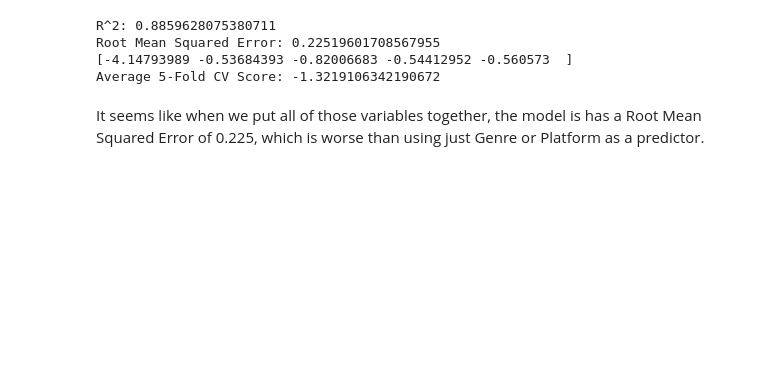
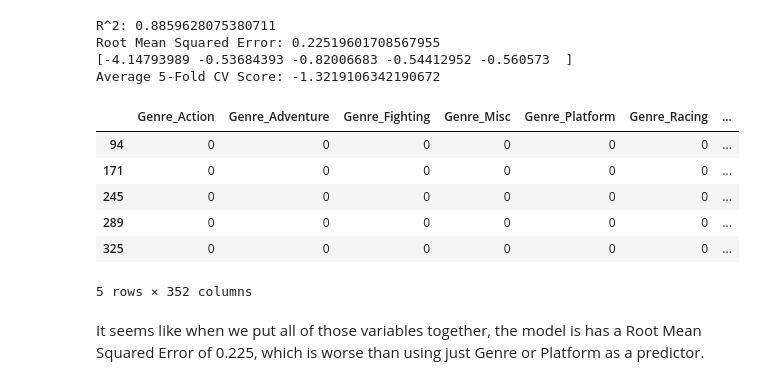
Before and after one commit to mcgvgc2514/Video-Game-Sale-Analysis, a Jupyter notebook: Data Cleaning/Final Analysis.ipynb, the cells around one changed output. Drawn from its saved outputs; the diff is of its cells as text; code cells hidden in the pictures; blank space fills up the shorter version.

```diff
--- a/Data Cleaning/Final Analysis.ipynb
+++ b/Data Cleaning/Final Analysis.ipynb
@@ -923,5 +921,15 @@ R^2: 0.8859628075380711
 Root Mean Squared Error: 0.22519601708567955
 [-4.14793989 -0.53684393 -0.82006683 -0.54412952 -0.560573  ]
 Average 5-Fold CV Score: -1.3219106342190672
+# %%
+label_dummies.head()
+# %% [output]
+|  | Genre_Action | Genre_Adventure | Genre_Fighting | Genre_Misc | Genre_Platform | Genre_Racing | ... |
+| 94 | 0 | 0 | 0 | 0 | 0 | 0 | ... |
+| 171 | 0 | 0 | 0 | 0 | 0 | 0 | ... |
+| 245 | 0 | 0 | 0 | 0 | 0 | 0 | ... |
+| 289 | 0 | 0 | 0 | 0 | 0 | 0 | ... |
+| 325 | 0 | 0 | 0 | 0 | 0 | 0 | ... |
+5 rows × 352 columns
 # %% [markdown]
 It seems like when we put all of those variables together, the model is has a Root Mean Squared Error of 0.225, which is worse than using just Genre or Platform as a predictor.
```
Also changed, not shown: parts of 3 cells of this notebook.
